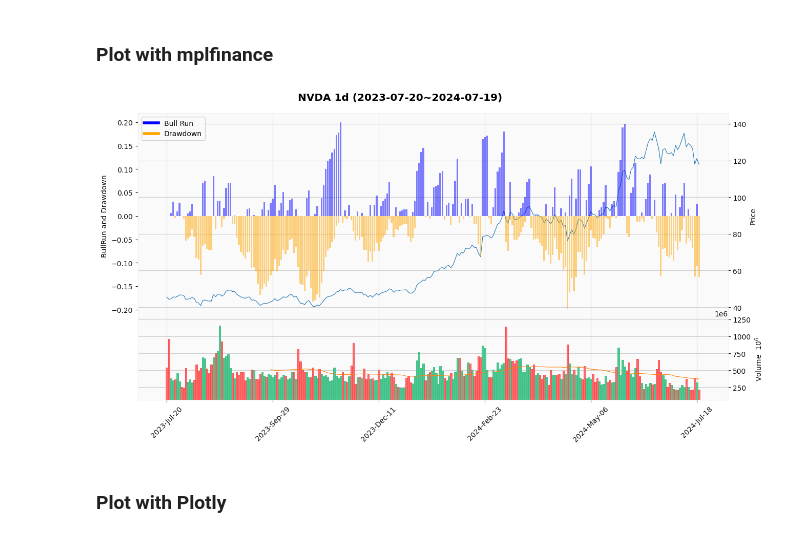
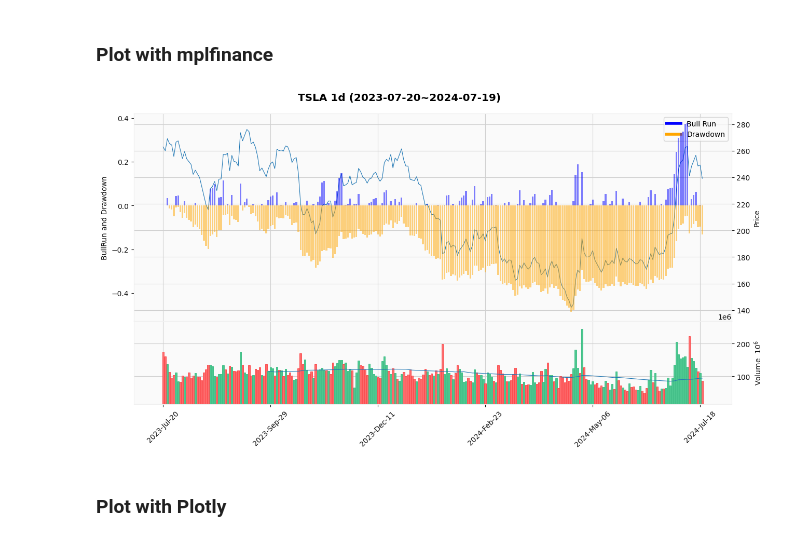
Before and after one commit to yorkjong/vistock, a Jupyter notebook: notebooks/bull_draw.ipynb, the cells around one changed output. Cells and saved outputs as stored; diff of their text form; code cells hidden in the pictures.

```diff
--- a/notebooks/bull_draw.ipynb
+++ b/notebooks/bull_draw.ipynb
@@ -54,17 +54,17 @@ hides_nontrading（是否隱藏非交易的期間; for Plotly version）
 ### Plot with mplfinance
 # %%
 # @title  { run: "auto", display-mode: "form" }
-symbol = "NVDA" #@param ["TSLA", "NVDA", "MSFT", "AAPL", "GOOG", "MSTR", "TQQQ", "SOXL", "TSM", "台積電", "2330", "元太", "BTC-USD", "ETH-USD"] {allow-input: true}
+symbol = "TSLA" #@param ["TSLA", "NVDA", "MSFT", "AAPL", "GOOG", "MSTR", "TQQQ", "SOXL", "TSM", "台積電", "2330", "元太", "BTC-USD", "ETH-USD"] {allow-input: true}
 period = "1y" #@param ['1d', '5d', '1mo', '3mo', '6mo', '1y', '2y', '5y', '10y', 'ytd', 'max']
 interval = '1d' #@param ['1m', '2m', '5m', '15m', '30m', '60m', '90m', '1h', '1d', '5d', '1wk', '1mo', '3mo']
 legend_location = "best" #@param ["best", "upper right", "upper left", 'lower left', 'lower right', 'right', 'center left', 'center right', 'lower center', 'upper center', 'center']
 
 from vistock.mpl import bull_draw
 
 bull_draw.plot(symbol, period=period, interval=interval,
                legend_loc=legend_location)
 # %% [output]
-[figure, old version]
+[figure, new version]
 # %% [markdown]
 ### Plot with Plotly
 # %%
```
Also changed, not shown: parts of 1 cell of this notebook.
